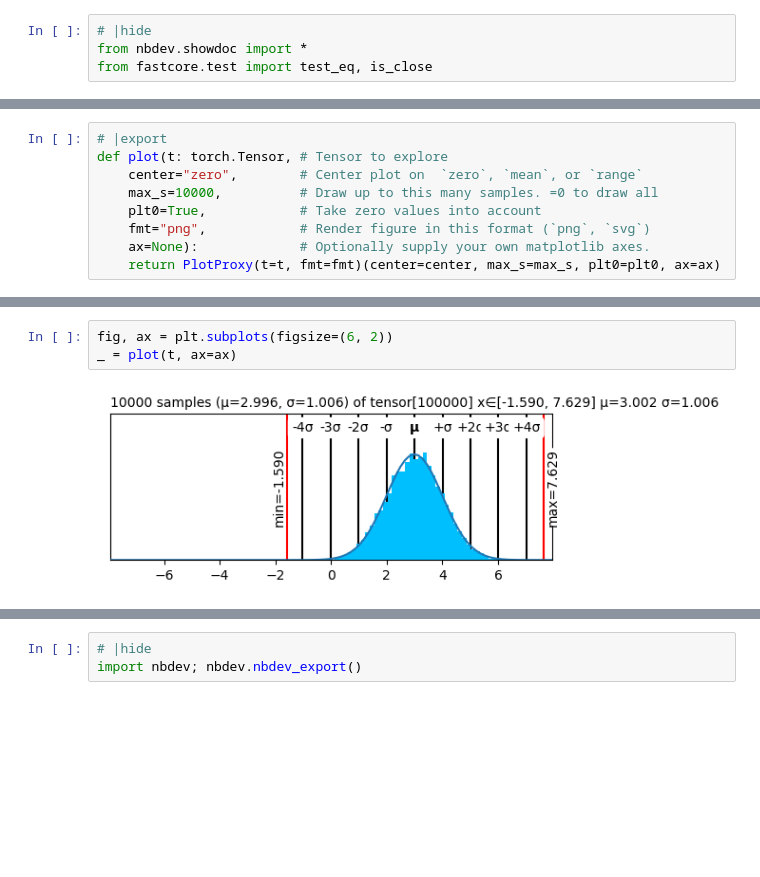
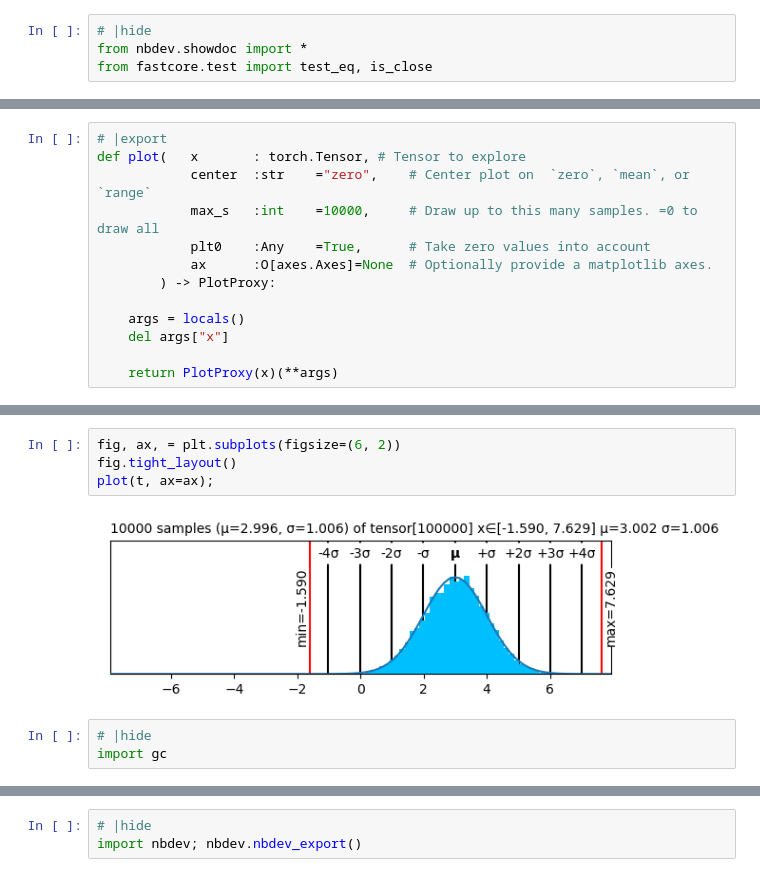
Before and after one commit to xl0/lovely-tensors, a Jupyter notebook: nbs/02_repr_plt.ipynb, the cells around one changed output, grey strips where cells are left out. Drawn from its saved outputs; the diff is of its cells as text; blank space fills up the shorter version.

Commit message:
Matplotlib rework

```diff
--- a/nbs/02_repr_plt.ipynb
+++ b/nbs/02_repr_plt.ipynb
@@ -104,12 +71,16 @@ class PlotProxy():
 # %%
 # |export
-def plot(t: torch.Tensor, # Tensor to explore
-    center="zero",        # Center plot on  `zero`, `mean`, or `range`
-    max_s=10000,          # Draw up to this many samples. =0 to draw all
-    plt0=True,            # Take zero values into account
-    fmt="png",            # Render figure in this format (`png`, `svg`)
-    ax=None):             # Optionally supply your own matplotlib axes.
-    return PlotProxy(t=t, fmt=fmt)(center=center, max_s=max_s, plt0=plt0, ax=ax)
+def plot(   x       : torch.Tensor, # Tensor to explore
+            center  :str    ="zero",    # Center plot on  `zero`, `mean`, or `range`
+            max_s   :int    =10000,     # Draw up to this many samples. =0 to draw all
+            plt0    :Any    =True,      # Take zero values into account
+            ax      :O[axes.Axes]=None  # Optionally provide a matplotlib axes.
+        ) -> PlotProxy:
+
+    args = locals()
+    del args["x"]
+
+    return PlotProxy(x)(**args)
 # %%
 torch.manual_seed(42)
 t = torch.randn(100000)+3
@@ -135,5 +106,9 @@ plot(torch.nn.functional.relu(t-3), plt0=False)
 # %%
-fig, ax = plt.subplots(figsize=(6, 2))
-_ = plot(t, ax=ax)
+fig, ax, = plt.subplots(figsize=(6, 2))
+fig.tight_layout()
+plot(t, ax=ax);
 # %% [output]
-[figure, old version]
+[figure, new version]
+# %%
+# |hide
+import gc
```
Also changed, not shown: parts of 11 cells of this notebook, 34 other files.
